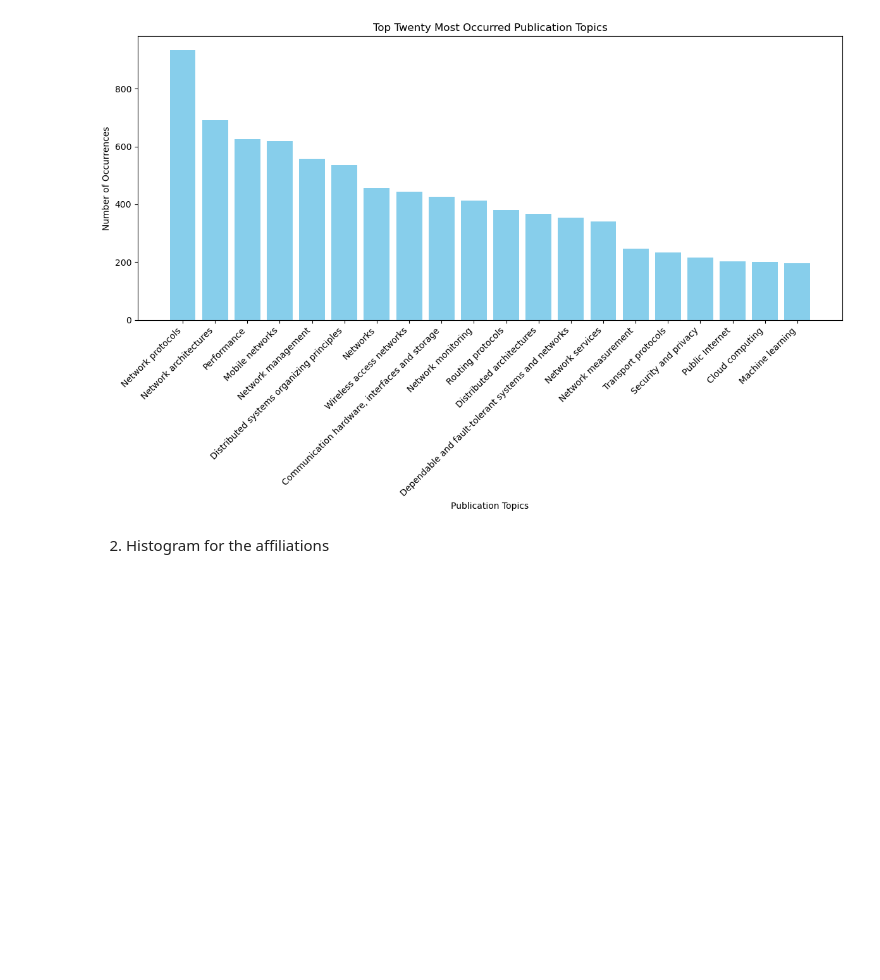
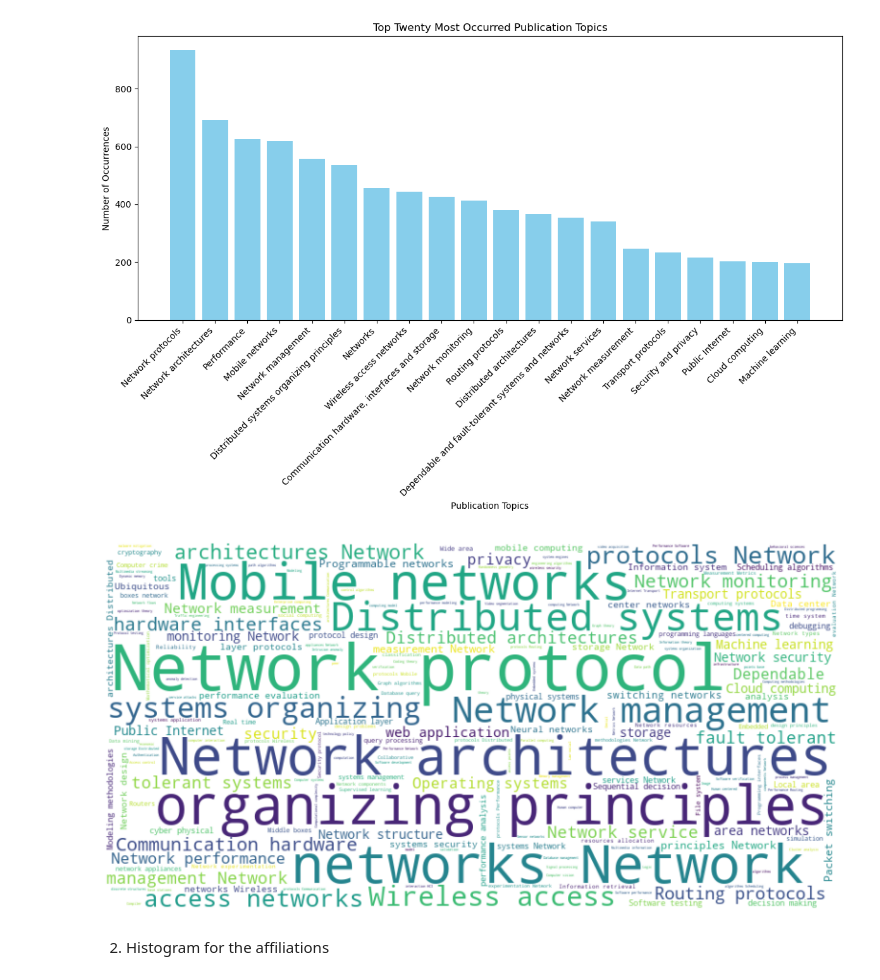
Before and after one commit to jasonliiiii/PeopleWeave_coauthorship, a Jupyter notebook: data/coauthorship_EDA.ipynb, the cells around one changed output. Cells and saved outputs as stored; diff of their text form; code cells hidden in the pictures; blank space fills up the shorter version.

```diff
--- a/data/coauthorship_EDA.ipynb
+++ b/data/coauthorship_EDA.ipynb
@@ -51,6 +74,22 @@ plt.tight_layout()
 plt.show()
 # %% [output]
 [figure]
+# %%
+all_topics = df['topics'].explode().dropna().tolist()
+
+# Combine all topics into a single string for the word cloud
+combined_topics = ' '.join(all_topics)
+
+# Generate the word cloud
+wordcloud = WordCloud(width=800, height=400, background_color='white').generate(combined_topics)
+
+# Display the word cloud using matplotlib
+plt.figure(figsize=(10, 5))
+plt.imshow(wordcloud, interpolation='bilinear')
+plt.axis('off')  # Hide the axes
+plt.show()
+# %% [output]
+[figure, added]
 # %% [markdown]
 2. Histogram for the affiliations
 # %%
```
Also changed, not shown: parts of 23 cells of this notebook, 18 other files.
